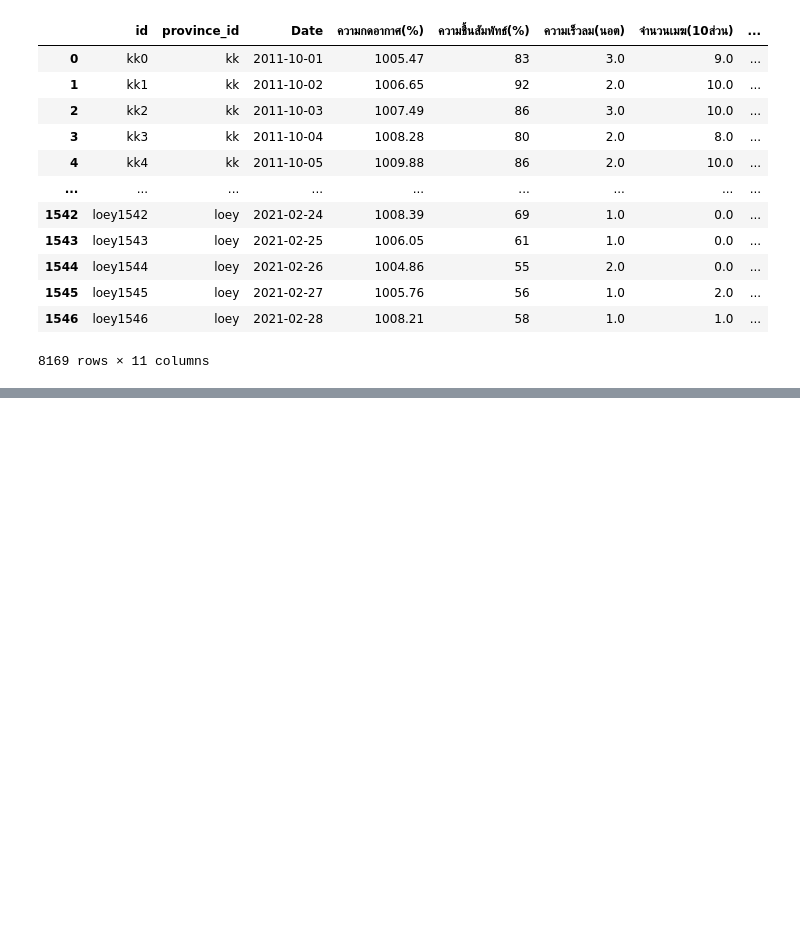
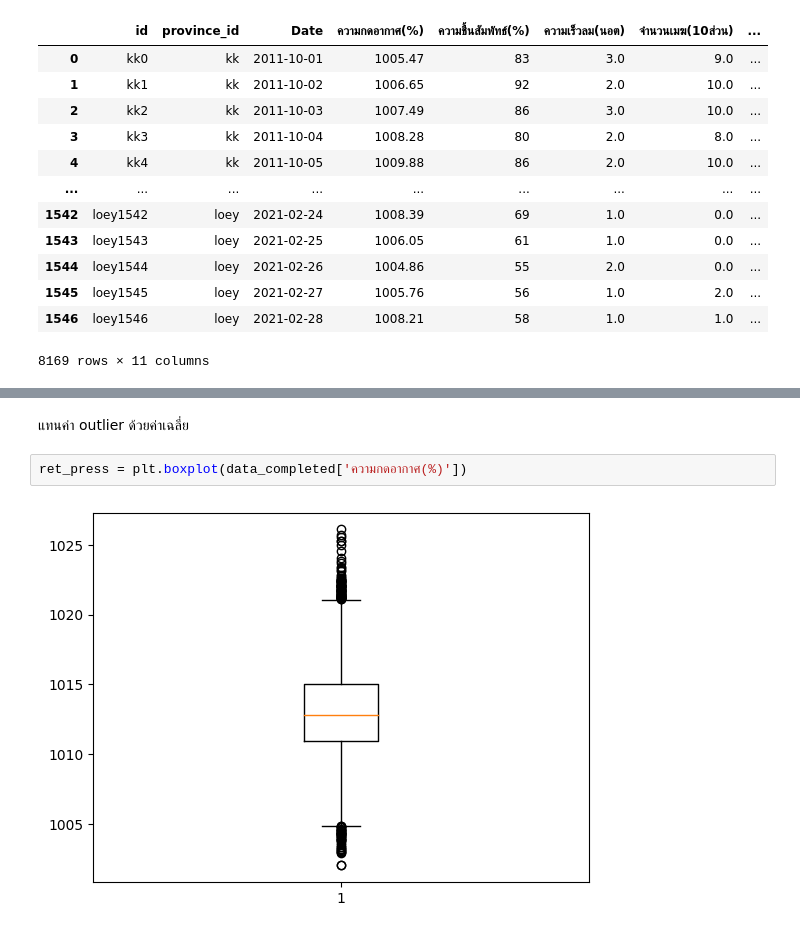
Before and after one commit to Tonry12/data_science_bootcamp_8_tonnaw, a Jupyter notebook: lo.ipynb, the cells around one changed output, grey strips where cells are left out. Saved outputs shown, nothing was run; the diff lists cells and outputs as text; blank space fills up the shorter version.

```diff
--- a/lo.ipynb
+++ b/lo.ipynb
@@ -1693,0 +1710,6 @@ data_completed
+# %% [markdown]
+แทนค่า outlier ด้วยค่าเฉลี่ย
+# %%
+ret_press = plt.boxplot(data_completed['ความกดอากาศ(%)'])
+# %% [output]
+[figure, added]
```
Also changed, not shown: parts of 12 cells of this notebook.
